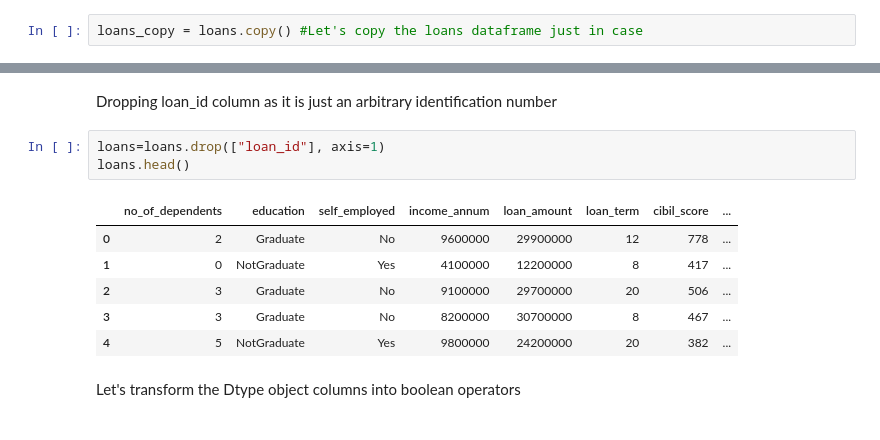
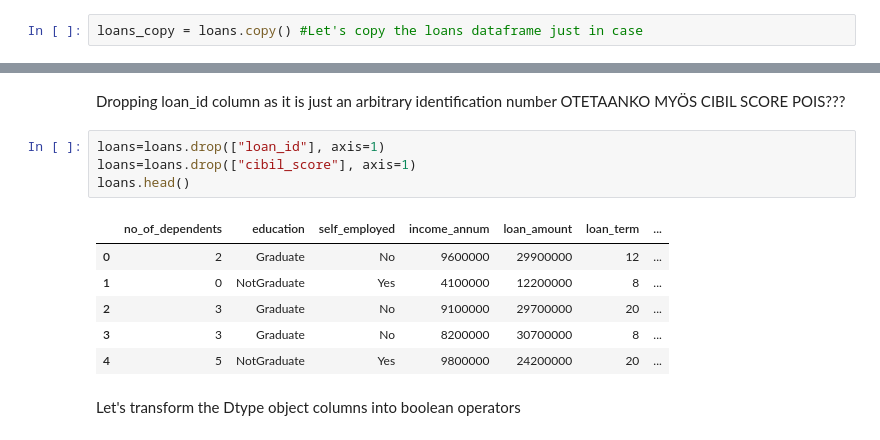
Before and after one commit to Rampenator/dsb, a Jupyter notebook: Juuso.ipynb, the cells around one changed output, grey strips where cells are left out. Saved outputs shown, nothing was run; the diff lists cells and outputs as text.

```diff
--- a/Juuso.ipynb
+++ b/Juuso.ipynb
@@ -171,17 +173,18 @@ bank_asset_value             146
 loan_status                    2
 dtype: int64
 # %% [markdown]
-Dropping loan_id column as it is just an arbitrary identification number
+Dropping loan_id column as it is just an arbitrary identification number OTETAANKO MYÖS CIBIL SCORE POIS???
 # %%
 loans=loans.drop(["loan_id"], axis=1)
+loans=loans.drop(["cibil_score"], axis=1)
 loans.head()
 # %% [output]
-|  | no_of_dependents | education | self_employed | income_annum | loan_amount | loan_term | cibil_score | ... |
-| 0 | 2 | Graduate | No | 9600000 | 29900000 | 12 | 778 | ... |
-| 1 | 0 | NotGraduate | Yes | 4100000 | 12200000 | 8 | 417 | ... |
-| 2 | 3 | Graduate | No | 9100000 | 29700000 | 20 | 506 | ... |
-| 3 | 3 | Graduate | No | 8200000 | 30700000 | 8 | 467 | ... |
-| 4 | 5 | NotGraduate | Yes | 9800000 | 24200000 | 20 | 382 | ... |
+|  | no_of_dependents | education | self_employed | income_annum | loan_amount | loan_term | ... |
+| 0 | 2 | Graduate | No | 9600000 | 29900000 | 12 | ... |
+| 1 | 0 | NotGraduate | Yes | 4100000 | 12200000 | 8 | ... |
+| 2 | 3 | Graduate | No | 9100000 | 29700000 | 20 | ... |
+| 3 | 3 | Graduate | No | 8200000 | 30700000 | 8 | ... |
+| 4 | 5 | NotGraduate | Yes | 9800000 | 24200000 | 20 | ... |
 # %% [markdown]
 Let's transform the Dtype object columns into boolean operators
 # %%
```
Also changed, not shown: parts of 30 cells of this notebook.
